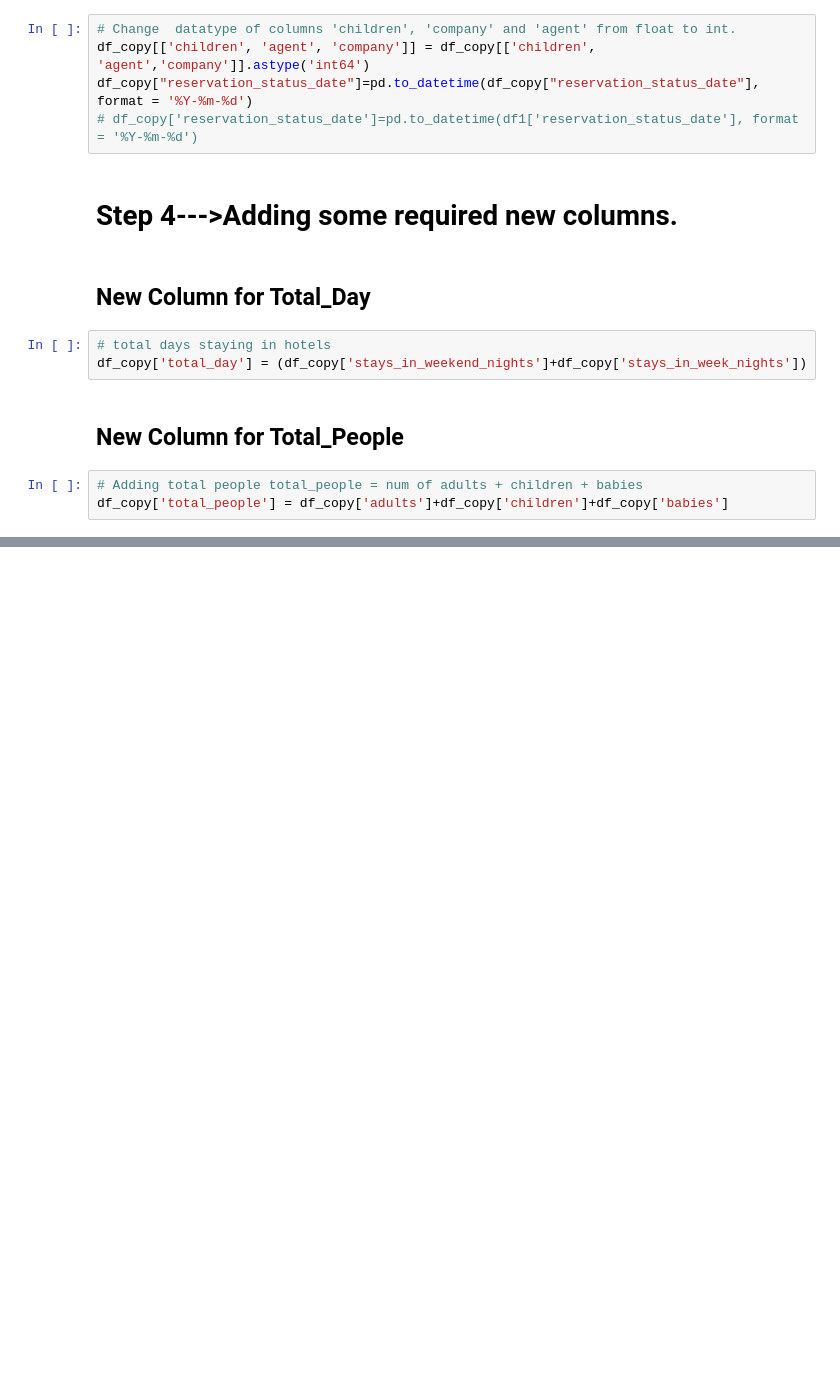
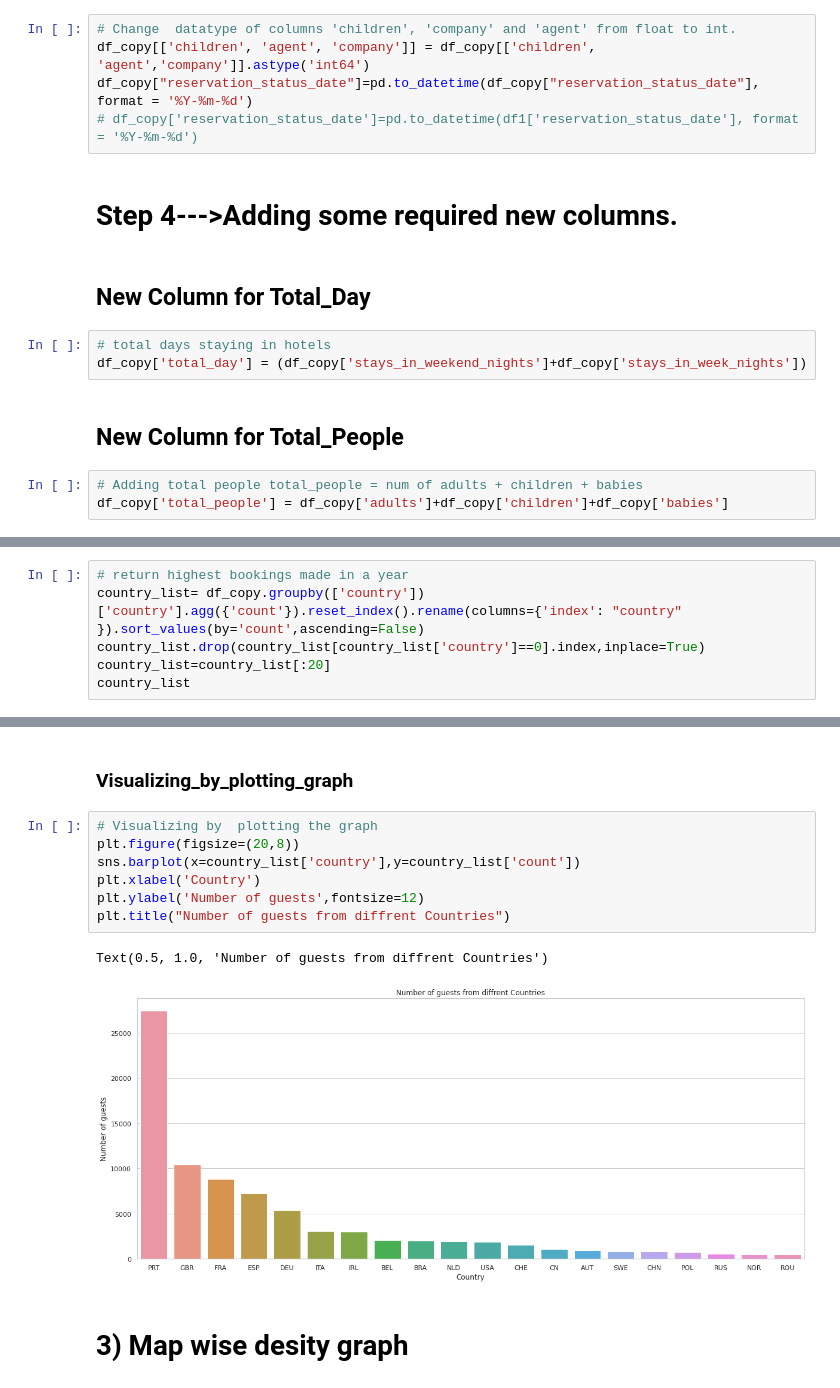
Before and after one commit to kuresh02/Hotel_Booking_EDA, a Jupyter notebook: Copy_of_Hotel_Booking_Analysis_Capstone_Project.ipynb, the cells around one changed output, grey strips where cells are left out. Cells and saved outputs as stored; diff of their text form; blank space fills up the shorter version.

```diff
--- a/Copy_of_Hotel_Booking_Analysis_Capstone_Project.ipynb
+++ b/Copy_of_Hotel_Booking_Analysis_Capstone_Project.ipynb
@@ -255,0 +293,6 @@ df_copy['total_people'] = df_copy['adults']+df_copy['children']+df_copy['babies'
+# %%
+# return highest bookings made in a year
+country_list= df_copy.groupby(['country'])['country'].agg({'count'}).reset_index().rename(columns={'index': "country" }).sort_values(by='count',ascending=False)
+country_list.drop(country_list[country_list['country']==0].index,inplace=True)
+country_list=country_list[:20]
+country_list
@@ -255,0 +317,14 @@ df_copy['total_people'] = df_copy['adults']+df_copy['children']+df_copy['babies'
+# %% [markdown]
+### Visualizing_by_plotting_graph
+# %%
+# Visualizing by  plotting the graph
+plt.figure(figsize=(20,8))
+sns.barplot(x=country_list['country'],y=country_list['count'])
+plt.xlabel('Country')
+plt.ylabel('Number of guests',fontsize=12)
+plt.title("Number of guests from diffrent Countries")
+# %% [output]
+Text(0.5, 1.0, 'Number of guests from diffrent Countries')
+[figure, added]
+# %% [markdown]
+# 3) Map wise desity graph
```
Also changed, not shown: parts of 10 cells of this notebook.
